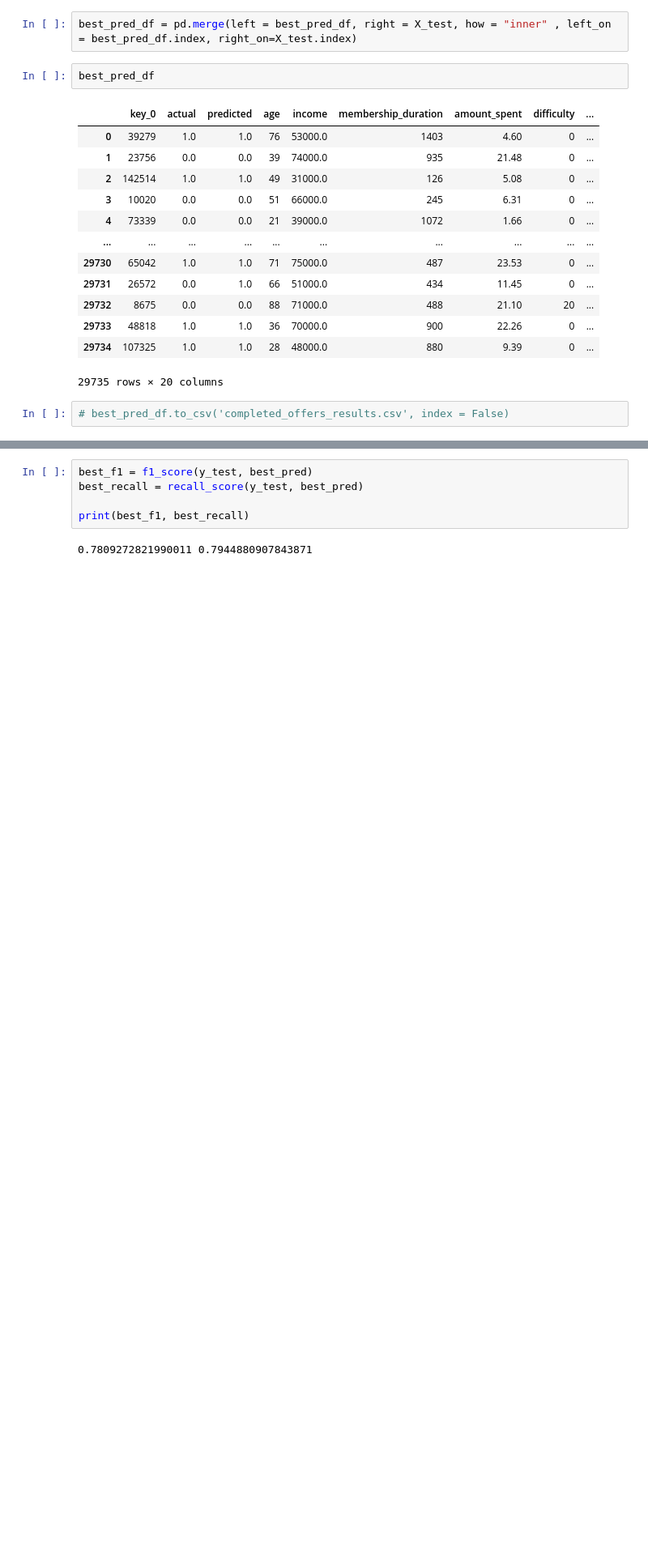
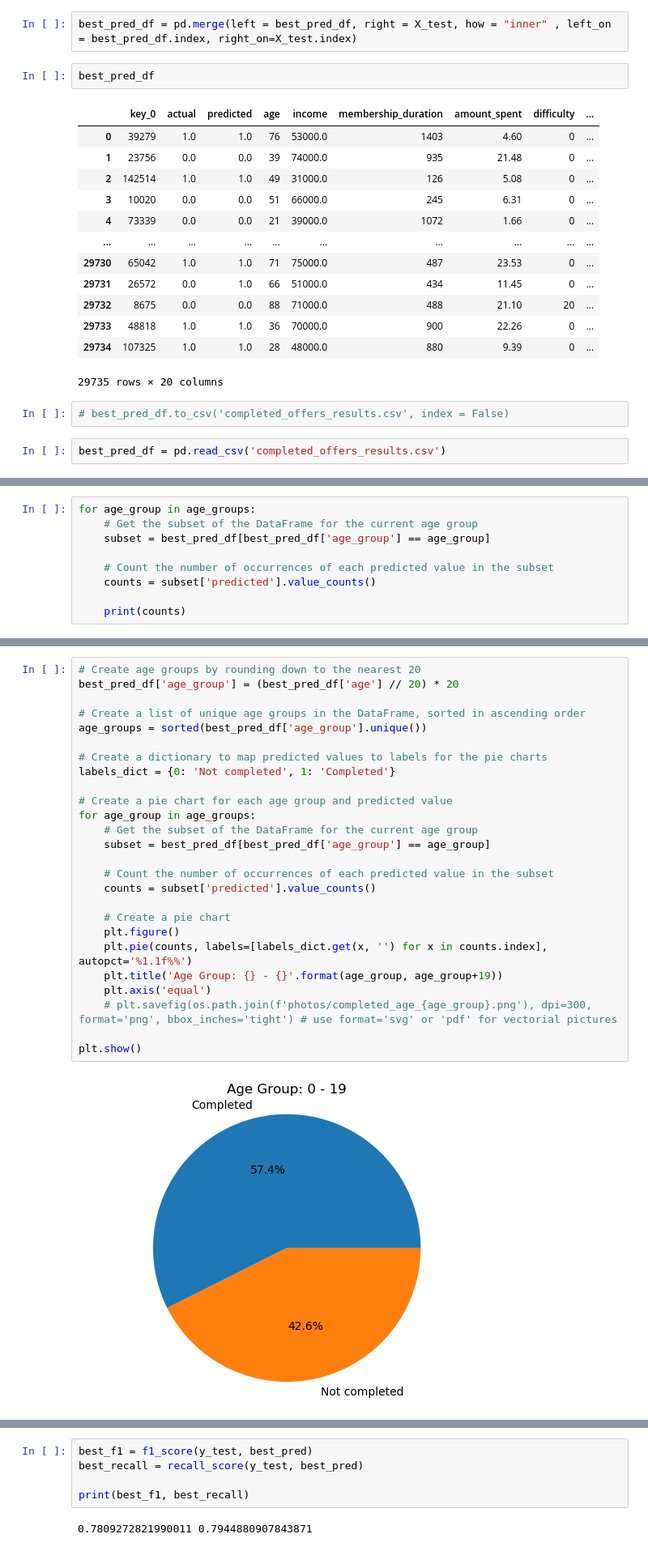
Before and after one commit to ShantiRoseCodes/aws_mle_capstone_project, a Jupyter notebook: Starbucks Capstone Project - ML.ipynb, the cells around one changed output, grey strips where cells are left out. Shown at 81% size. Saved outputs shown, nothing was run; the diff lists cells and outputs as text; blank space fills up the shorter version.

Commit message:
new plots

```diff
--- a/Starbucks Capstone Project - ML.ipynb
+++ b/Starbucks Capstone Project - ML.ipynb
@@ -790,3 +790,5 @@ best_pred_df
 29735 rows × 20 columns
 # %%
 # best_pred_df.to_csv('completed_offers_results.csv', index = False)
+# %%
+best_pred_df = pd.read_csv('completed_offers_results.csv')
@@ -792,0 +811,9 @@ best_pred_df
+# %%
+for age_group in age_groups:
+    # Get the subset of the DataFrame for the current age group
+    subset = best_pred_df[best_pred_df['age_group'] == age_group]
+
+    # Count the number of occurrences of each predicted value in the subset
+    counts = subset['predicted'].value_counts()
+
+    print(counts)
@@ -792,0 +845,28 @@ best_pred_df
+# %%
+# Create age groups by rounding down to the nearest 20
+best_pred_df['age_group'] = (best_pred_df['age'] // 20) * 20
+
+# Create a list of unique age groups in the DataFrame, sorted in ascending order
+age_groups = sorted(best_pred_df['age_group'].unique())
+
+# Create a dictionary to map predicted values to labels for the pie charts
+labels_dict = {0: 'Not completed', 1: 'Completed'}
+
+# Create a pie chart for each age group and predicted value
+for age_group in age_groups:
+    # Get the subset of the DataFrame for the current age group
+    subset = best_pred_df[best_pred_df['age_group'] == age_group]
+
+    # Count the number of occurrences of each predicted value in the subset
+    counts = subset['predicted'].value_counts()
+
+    # Create a pie chart
+    plt.figure()
+    plt.pie(counts, labels=[labels_dict.get(x, '') for x in counts.index], autopct='%1.1f%%')
+    plt.title('Age Group: {} - {}'.format(age_group, age_group+19))
+    plt.axis('equal')
+    # plt.savefig(os.path.join(f'photos/completed_age_{age_group}.png'), dpi=300, format='png', bbox_inches='tight') # use format='svg' or 'pdf' for vectorial pictures
+
+plt.show()
+# %% [output]
+[figure, added]
```
Also changed, not shown: parts of 10 cells of this notebook, 34 other files.
